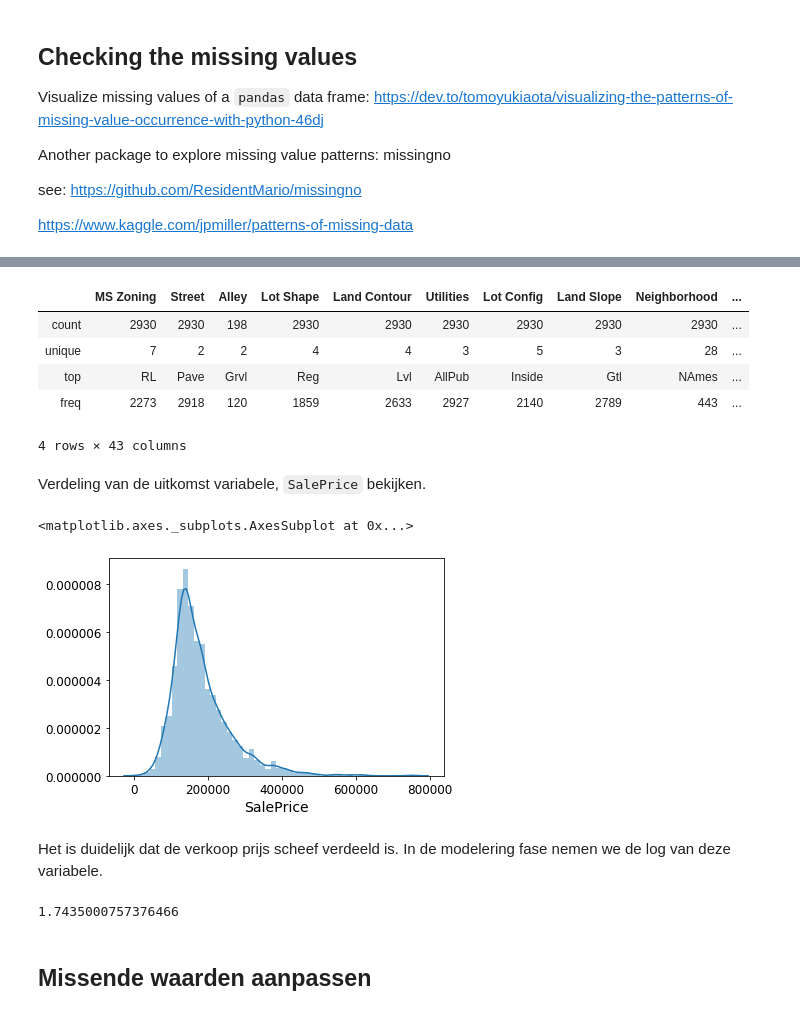
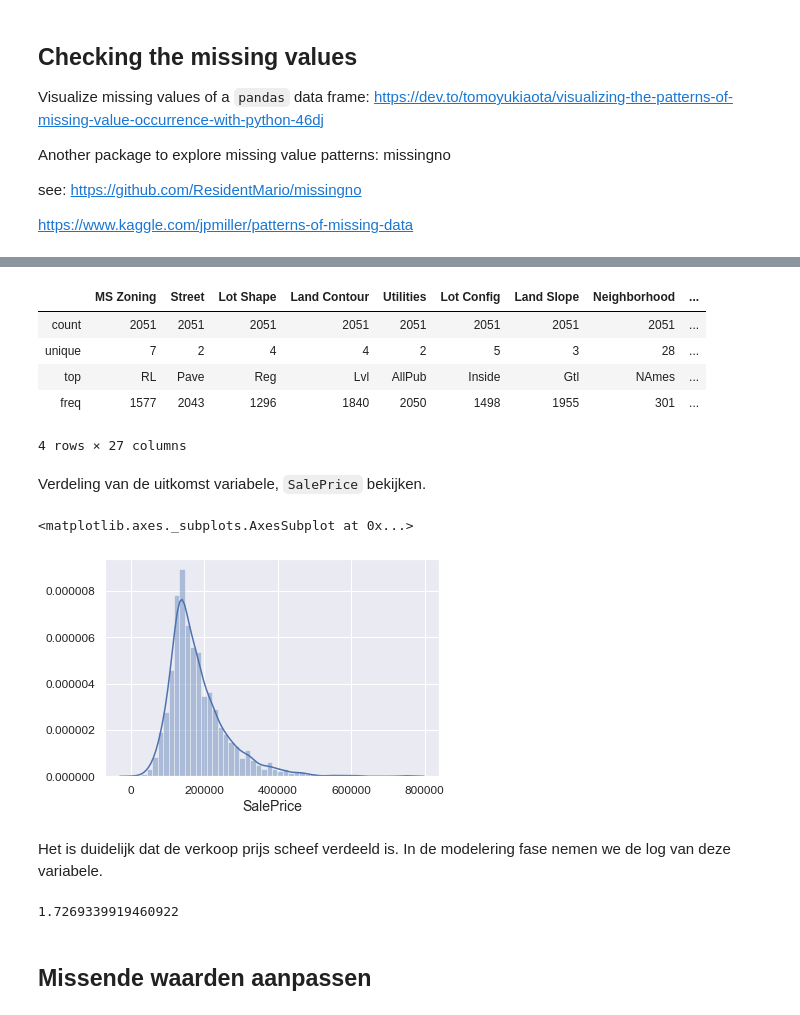
Before and after one commit to kolibrie-eric/JADS, a Jupyter notebook: Ames housing/ames-housing.ipynb, the cells around one changed output, grey strips where cells are left out. Drawn from its saved outputs; the diff is of its cells as text; code cells hidden in the pictures.

```diff
--- a/Ames housing/ames-housing.ipynb
+++ b/Ames housing/ames-housing.ipynb
@@ -232,25 +245,25 @@ ames.describe(exclude = np.object)
 # %%
-ames.describe(include = np.object)
+traindata.describe(include = np.object)
 # %% [output]
-|  | MS Zoning | Street | Alley | Lot Shape | Land Contour | Utilities | Lot Config | Land Slope | Neighborhood | ... |
-| count | 2930 | 2930 | 198 | 2930 | 2930 | 2930 | 2930 | 2930 | 2930 | ... |
-| unique | 7 | 2 | 2 | 4 | 4 | 3 | 5 | 3 | 28 | ... |
-| top | RL | Pave | Grvl | Reg | Lvl | AllPub | Inside | Gtl | NAmes | ... |
-| freq | 2273 | 2918 | 120 | 1859 | 2633 | 2927 | 2140 | 2789 | 443 | ... |
+|  | MS Zoning | Street | Lot Shape | Land Contour | Utilities | Lot Config | Land Slope | Neighborhood | ... |
+| count | 2051 | 2051 | 2051 | 2051 | 2051 | 2051 | 2051 | 2051 | ... |
+| unique | 7 | 2 | 4 | 4 | 2 | 5 | 3 | 28 | ... |
+| top | RL | Pave | Reg | Lvl | AllPub | Inside | Gtl | NAmes | ... |
+| freq | 1577 | 2043 | 1296 | 1840 | 2050 | 1498 | 1955 | 301 | ... |
-4 rows × 43 columns
+4 rows × 27 columns
 # %% [markdown]
 Verdeling van de uitkomst variabele, `SalePrice` bekijken.
 # %%
-sns.distplot(ames['SalePrice'])
+sns.distplot(traindata['SalePrice'])
 # %% [output]
 <matplotlib.axes._subplots.AxesSubplot at 0x...>
-[figure, old version]
+[figure, new version]
 # %% [markdown]
 Het is duidelijk dat de verkoop prijs scheef verdeeld is. In de modelering fase nemen we de log van deze variabele.
 # %%
-ames['SalePrice'].skew()
+traindata['SalePrice'].skew()
 # %% [output]
-1.7435000757376466
+1.7269339919460922
 # %% [markdown]
 ## Missende waarden aanpassen
 # %%
```
Also changed, not shown: parts of 61 cells of this notebook.
